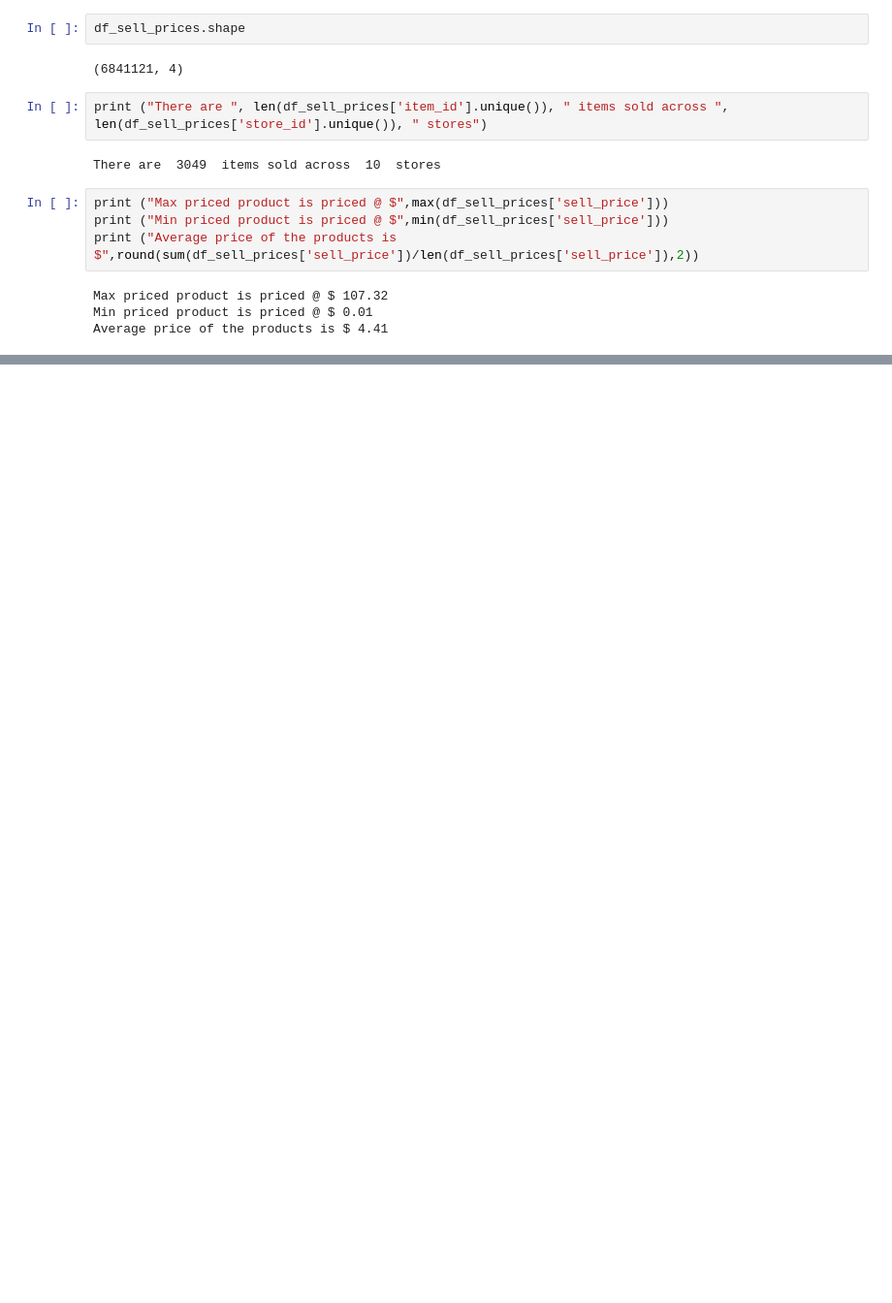
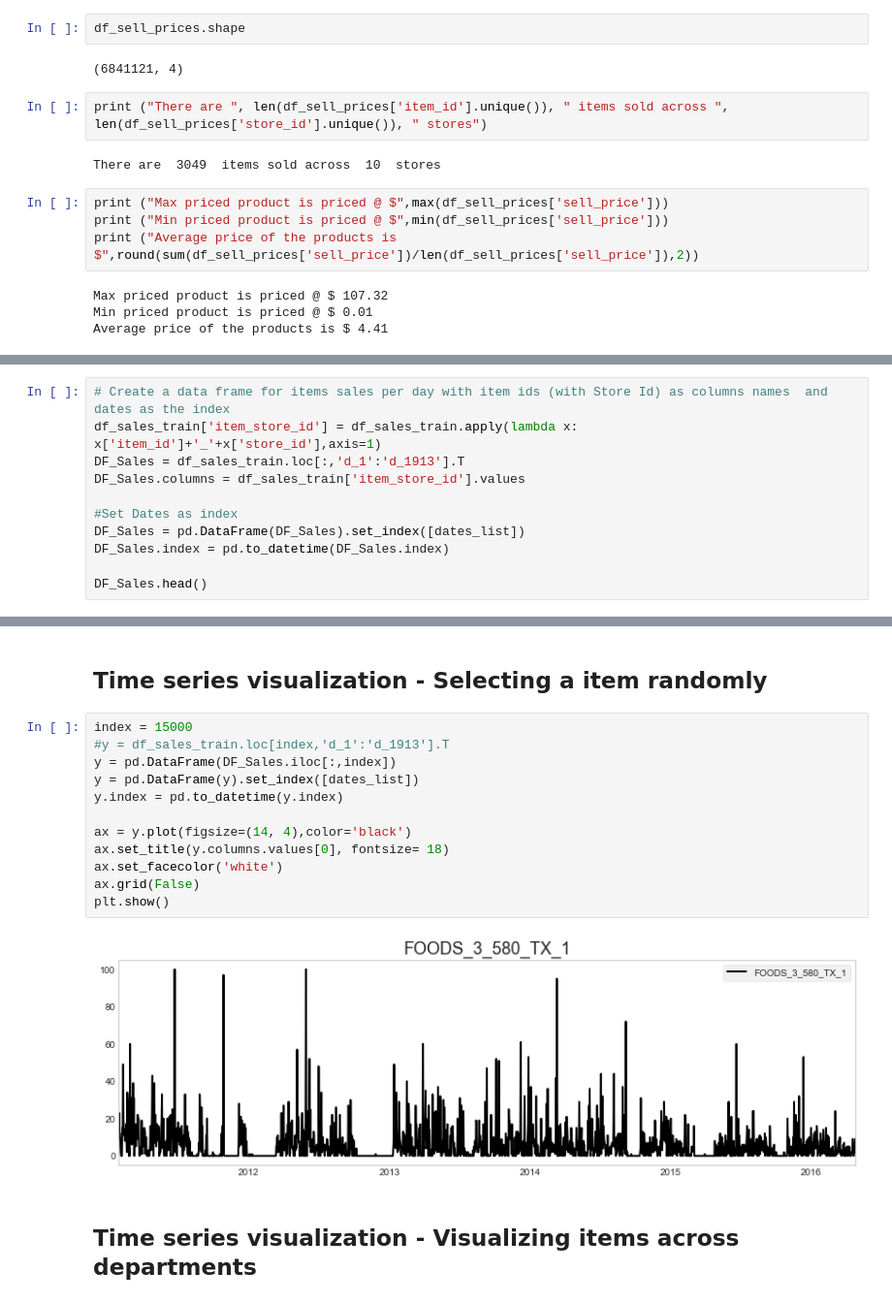
Before and after one commit to sanjay033/Walmart-sales-forecasting, a Jupyter notebook: Capstone - Walmart Forecasting M5.ipynb, the cells around one changed output, grey strips where cells are left out. Shown at 97% size. Saved outputs shown, nothing was run; the diff lists cells and outputs as text; blank space fills up the shorter version.

```diff
--- a/Capstone - Walmart Forecasting M5.ipynb
+++ b/Capstone - Walmart Forecasting M5.ipynb
@@ -70,0 +168,11 @@ Average price of the products is $ 4.41
+# %%
+# Create a data frame for items sales per day with item ids (with Store Id) as columns names  and dates as the index
+df_sales_train['item_store_id'] = df_sales_train.apply(lambda x: x['item_id']+'_'+x['store_id'],axis=1)
+DF_Sales = df_sales_train.loc[:,'d_1':'d_1913'].T
+DF_Sales.columns = df_sales_train['item_store_id'].values
+
+#Set Dates as index
+DF_Sales = pd.DataFrame(DF_Sales).set_index([dates_list])
+DF_Sales.index = pd.to_datetime(DF_Sales.index)
+
+DF_Sales.head()
@@ -70,0 +187,18 @@ Average price of the products is $ 4.41
+# %% [markdown]
+## Time series visualization - Selecting a item randomly
+# %%
+index = 15000
+#y = df_sales_train.loc[index,'d_1':'d_1913'].T
+y = pd.DataFrame(DF_Sales.iloc[:,index])
+y = pd.DataFrame(y).set_index([dates_list])
+y.index = pd.to_datetime(y.index)
+
+ax = y.plot(figsize=(14, 4),color='black')
+ax.set_title(y.columns.values[0], fontsize= 18)
+ax.set_facecolor('white')
+ax.grid(False)
+plt.show()
+# %% [output]
+[figure, added]
+# %% [markdown]
+## Time series visualization - Visualizing items across departments
```
Also changed, not shown: parts of 28 cells of this notebook.
